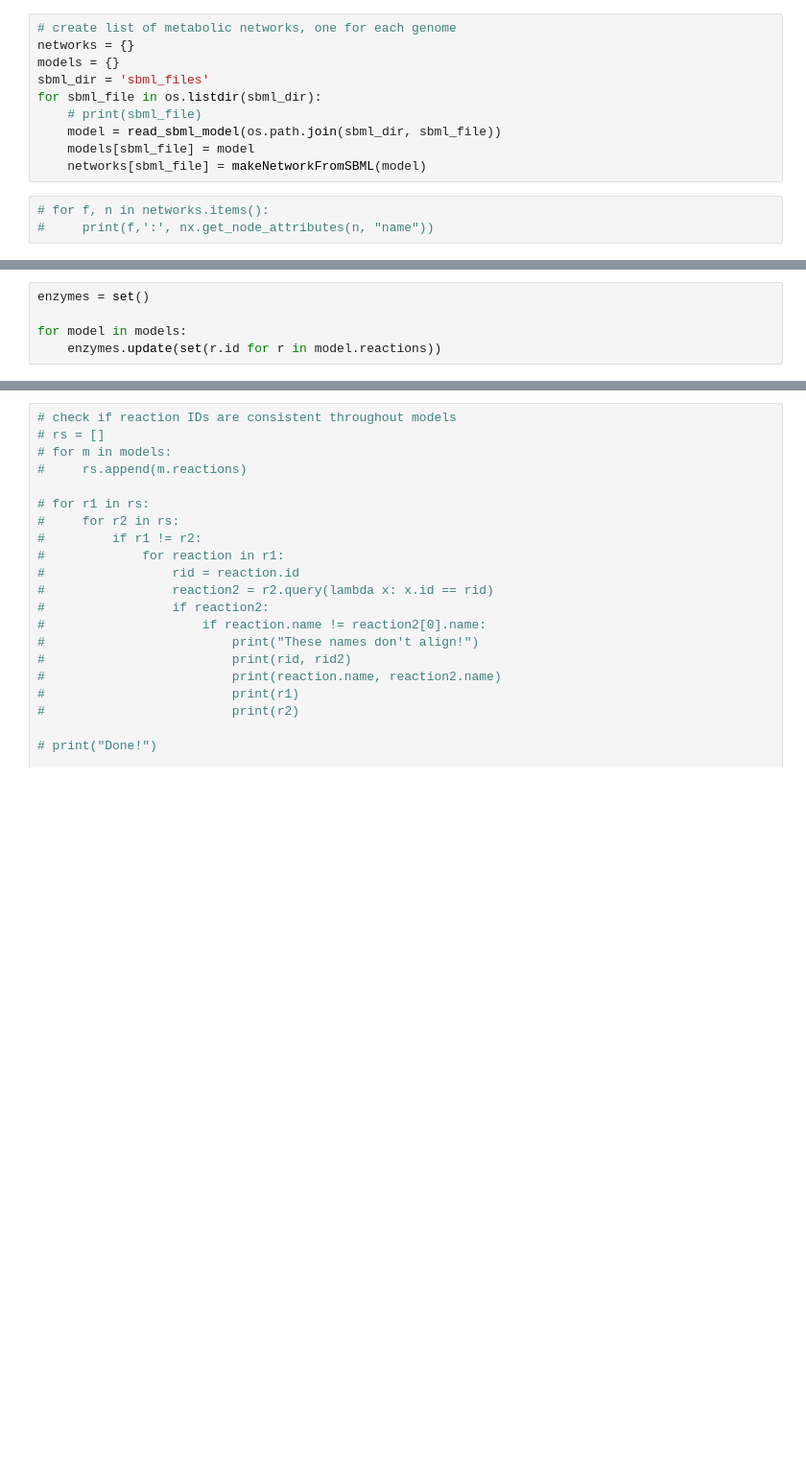
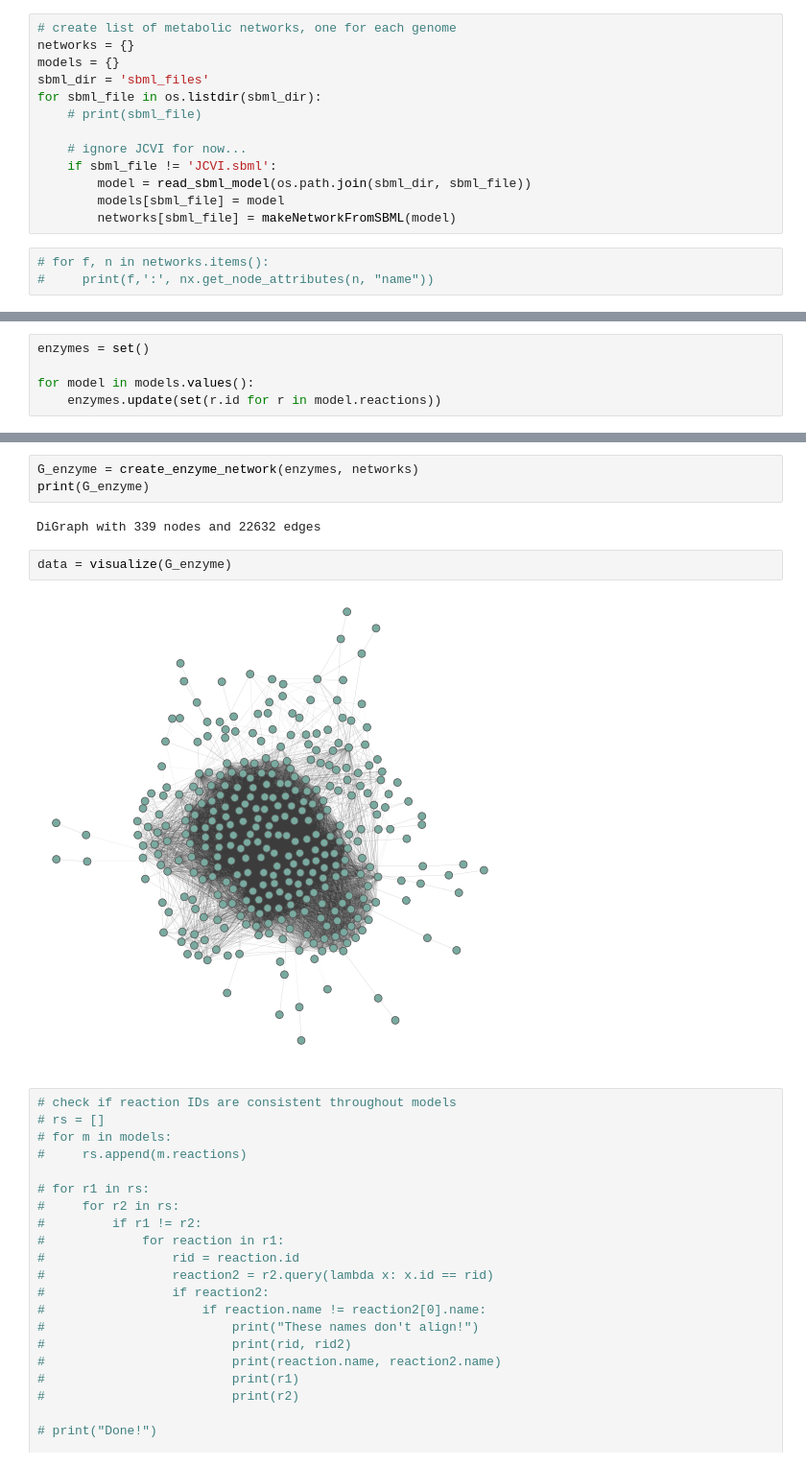
Before and after one commit to tomstoten/bionetwork_project, a Jupyter notebook: project.ipynb, the cells around one changed output, grey strips where cells are left out. Shown at 96% size. Drawn from its saved outputs; the diff is of its cells as text; blank space fills up the shorter version.

```diff
--- a/project.ipynb
+++ b/project.ipynb
@@ -68,9 +68,12 @@ models = {}
 sbml_dir = 'sbml_files'
 for sbml_file in os.listdir(sbml_dir):
     # print(sbml_file)
-    model = read_sbml_model(os.path.join(sbml_dir, sbml_file))
-    models[sbml_file] = model
-    networks[sbml_file] = makeNetworkFromSBML(model)
+
+    # ignore JCVI for now...
+    if sbml_file != 'JCVI.sbml':
+        model = read_sbml_model(os.path.join(sbml_dir, sbml_file))
+        models[sbml_file] = model
+        networks[sbml_file] = makeNetworkFromSBML(model)
 # %%
 # for f, n in networks.items():
 #     print(f,':', nx.get_node_attributes(n, "name"))
@@ -84,5 +87,5 @@ Create a list of all the enzymes.
 # %%
 enzymes = set()
 
-for model in models:
+for model in models.values():
     enzymes.update(set(r.id for r in model.reactions))
@@ -167,3 +148,12 @@ data = visualize(G_enzym)
+# %%
+G_enzyme = create_enzyme_network(enzymes, networks)
+print(G_enzyme)
+# %% [output]
+DiGraph with 339 nodes and 22632 edges
+# %%
+data = visualize(G_enzyme)
+# %% [output]
+[figure, added]
 # %%
 # check if reaction IDs are consistent throughout models
 # rs = []
```
Also changed, not shown: parts of 16 cells of this notebook.
